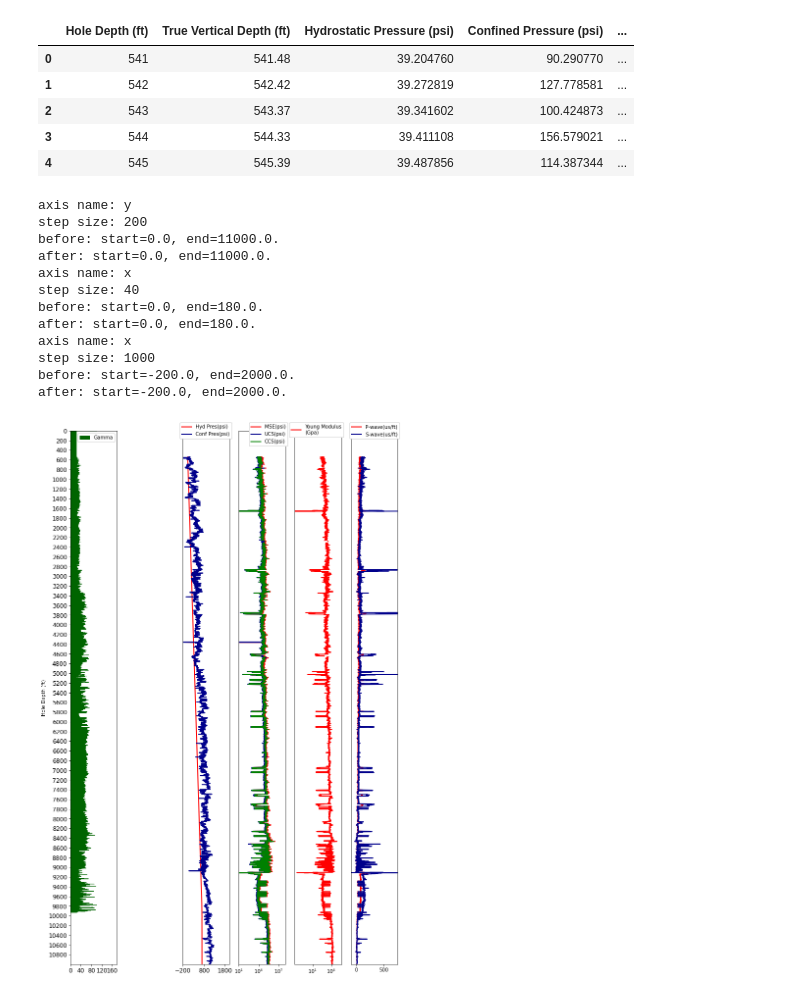
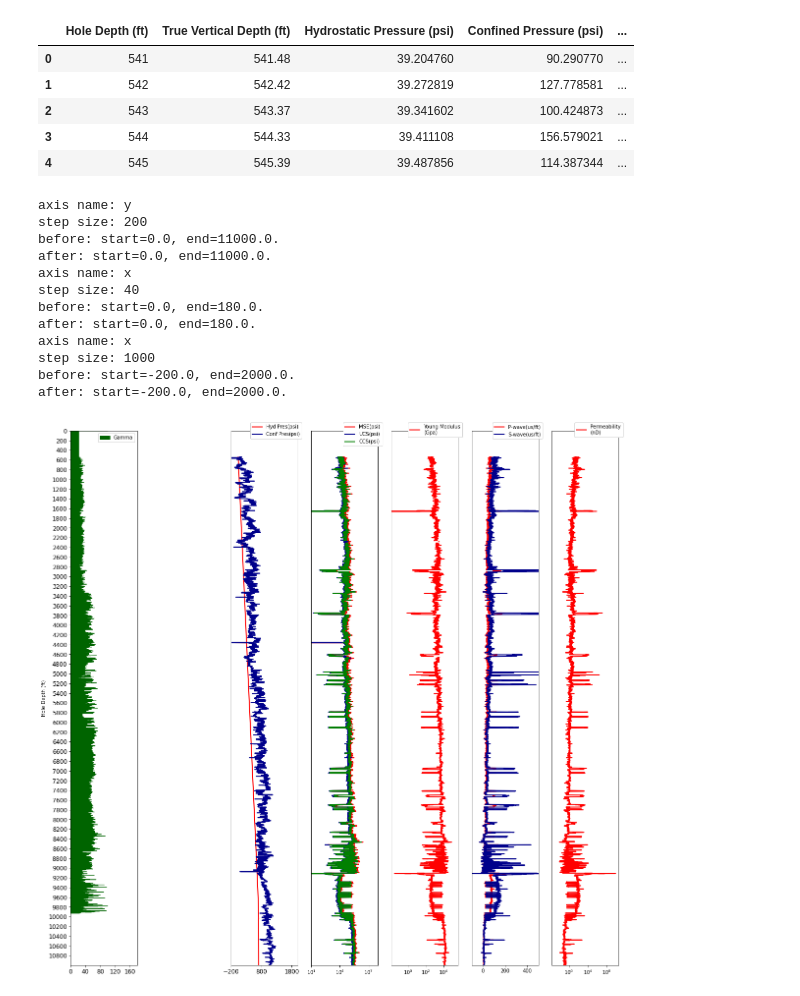
Before and after one commit to huytran187/LogVisualization, a Jupyter notebook: src.ipynb, the cells around one changed output. Drawn from its saved outputs; the diff is of its cells as text; code cells hidden in the pictures.

Commit message:
finish track 7

```diff
--- a/src.ipynb
+++ b/src.ipynb
@@ -47,6 +47,7 @@ CCS_COLOR = 'green'
 YOUNG_COLOR='red'
 COM_WAVE_COLOR = 'red'
 SHEAR_WAVE_COLOR = 'darkblue'
+PERM_COLOR='red'
 def set_ticks_step(axis_instance, axis_name, step_size):
     print(f"axis name: {axis_name}")
     print(f"step size: {step_size}")
@@ -67,7 +68,7 @@ def set_ticks_step(axis_instance, axis_name, step_size):
 
 
 # general figure object
-fig = plt.figure(figsize=(14, 20))
+fig = plt.figure(figsize=(20, 20))
 
 # GAMMA
 ax1 = fig.add_subplot(1, NUM_TRACKS, 1)
@@ -141,32 +142,42 @@ ax5.set_ylim(ax1.get_ylim())
 ax5.set_yticks([])
 ax5.set_xscale('log')
 
 
 # velocity
 ax6 = fig.add_subplot(1, NUM_TRACKS, 6)
 ax6.plot(logs_df['Compressional wave (microsec/ft)'], logs_df['Hole Depth (ft)'],
         color=COM_WAVE_COLOR, linewidth=LINEWIDTH,
         label='P-wave(us/ft)')
 ax6.plot(logs_df['Shear wave (microsec/ft)'], logs_df['Hole Depth (ft)'],
         color=SHEAR_WAVE_COLOR, linewidth=LINEWIDTH,
         label='S-wave(us/ft)')
 ax6.legend(bbox_to_anchor=BBOX_TO_ANCHOR, framealpha=1.0)
 ax6.tick_params(axis='x', labelsize=X_LABEL_FONTSIZE)
 ax6.set_ylim(ax1.get_ylim())
 ax6.set_yticks([])
-ax6.set_xlim((-100, 5))
+ax6.set_xlim((-100, 500))
+
+ax7 = fig.add_subplot(1, NUM_TRACKS, 7)
+ax7.plot(logs_df['Permeability (nD)'], logs_df['Hole Depth (ft)'],
+        color=PERM_COLOR, linewidth=LINEWIDTH,
+        label='Permeability\n(nD)')
+ax7.legend(bbox_to_anchor=BBOX_TO_ANCHOR, framealpha=1.0)
+ax7.tick_params(axis='x', labelsize=X_LABEL_FONTSIZE)
+ax7.set_ylim(ax1.get_ylim())
+ax7.set_yticks([])
+ax7.set_xscale('log')
 plt.show()
 # %% [output]
 axis name: y
 step size: 200
 before: start=0.0, end=11000.0.
 after: start=0.0, end=11000.0.
 axis name: x
 step size: 40
 before: start=0.0, end=180.0.
 after: start=0.0, end=180.0.
 axis name: x
 step size: 1000
 before: start=-200.0, end=2000.0.
 after: start=-200.0, end=2000.0.
-[figure, old version]
+[figure, new version]
```
